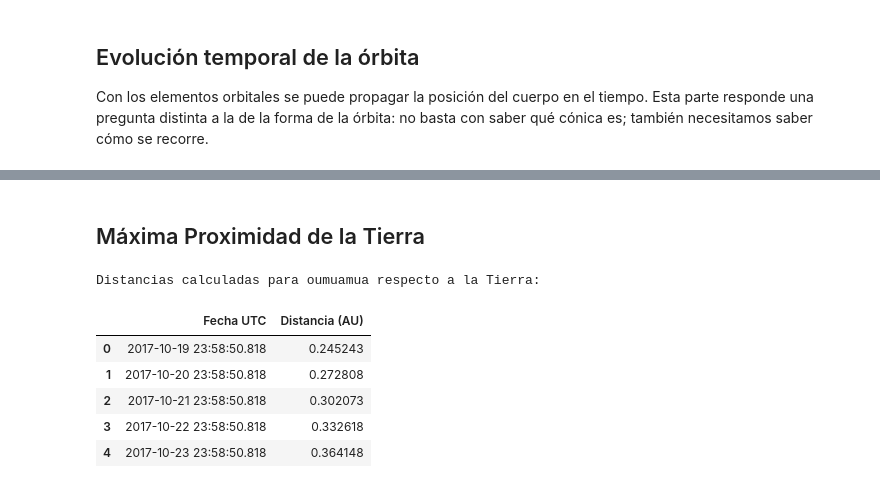
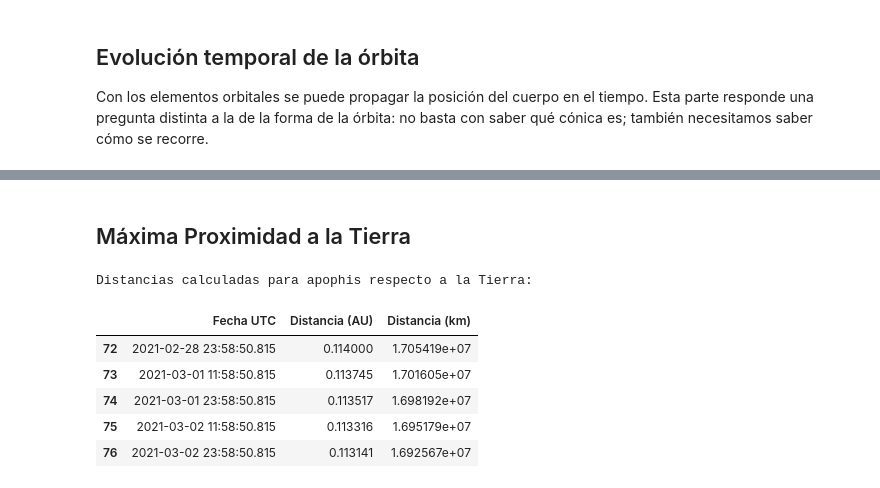
Before and after one commit to meccel-2026-2/Apophis-Asteroid-Project, a Jupyter notebook: analisis/nb01_AnalisisOrbitalconIncertidumbre.ipynb, the cells around one changed output, grey strips where cells are left out. Cells and saved outputs as stored; diff of their text form; code cells hidden in the pictures.

```diff
--- a/analisis/nb01_AnalisisOrbitalconIncertidumbre.ipynb
+++ b/analisis/nb01_AnalisisOrbitalconIncertidumbre.ipynb
@@ -42,8 +37,8 @@ observations_df.head()
 # Listar los objetos disponibles en el archivo para decidir cuál procesar
 print("Objetos en el dataset:", observations_df['object_name'].unique())
 
-# Filtrar para trabajar solo con uno (ejemplo: 'Oumuamua)
-target_object = 'oumuamua'
+# Filtrar para trabajar solo con Apophis
+target_object = 'apophis'
 df_target = observations_df[observations_df['object_key'] == target_object].copy()
 
 print(f"\nProcesando únicamente el objeto: {target_object}")
@@ -289,0 +159,27 @@ dtype: object
+# %%
+# Definir factores de conversión
+AU_M = pc.constantes.au
+S_dia = 86400.0
+
+# Obtener mu del Sol de pymcel (m^3/s^2) y convertirlo a AU^3/d^2
+mu_si = pc.constantes.mu_sun
+mu = mu_si * (S_dia**2) / (AU_M**3)
+
+# Combinar r0 y v0 en un solo vector de estado de 6 elementos
+estado = np.concatenate([r0_obj, v0_obj])
+
+# A elementos orbitales usando pymcel: (p, e, i, Ω, ω, f)
+elementos = pc.estado_a_elementos(mu, estado)
+p, e, i, Omega, omega, f = elementos
+
+# Crear un diccionario para mostrar como Series
+elementos_dict = {
+    'p (parámetro, AU)': p,
+    'e (excentricidad)': e,
+    'i (inclinación, deg)': np.degrees(i),
+    'Omega (long. nodo asc., deg)': np.degrees(Omega),
+    'omega (arg. perihelio, deg)': np.degrees(omega),
+    'f (anomalía verdadera, deg)': np.degrees(f)
+}
+
+display(pd.Series(elementos_dict))
@@ -473,23 +364,27 @@ Posición predicha para JD 2451554.5 (10.0 días en el futuro): [1.6308946  0.57
 # %% [markdown]
-## Máxima Proximidad de la Tierra
+## Máxima Proximidad a la Tierra
 # %%
 # Extraer la distancia Tierra-Objeto (rho) del dataset filtrado
 distancias_tierra = df_target[['datetime_utc', 'rho_au']].copy()
-distancias_tierra.columns = ['Fecha UTC', 'Distancia (AU)']
+# Conversión de AU a km
+AU_KM = AU_M / 1000.0
+distancias_tierra['Distancia (km)'] = distancias_tierra['rho_au'] * AU_KM
+distancias_tierra.columns = ['Fecha UTC', 'Distancia (AU)', 'Distancia (km)']
 
 print(f"Distancias calculadas para {target_object} respecto a la Tierra:")
 display(distancias_tierra.head())
 
 # Distancia mínima observada en este periodo
-min_dist = df_target['rho_au'].min()
+min_dist_au = df_target['rho_au'].min()
+min_dist_km = min_dist_au * AU_KM
 fecha_min = df_target.loc[df_target['rho_au'].idxmin(), 'datetime_utc']
 
-print(f"\nLa distancia mínima observada fue de {min_dist:.4f} AU el {fecha_min}.")
+print(f"\nLa distancia mínima observada fue de {min_dist_au:.4f} AU ({min_dist_km:,.0f} km) el {fecha_min}.")
 # %% [output]
-Distancias calculadas para oumuamua respecto a la Tierra:
+Distancias calculadas para apophis respecto a la Tierra:
-|  | Fecha UTC | Distancia (AU) |
-| 0 | 2017-10-19 23:58:50.818 | 0.245243 |
-| 1 | 2017-10-20 23:58:50.818 | 0.272808 |
-| 2 | 2017-10-21 23:58:50.818 | 0.302073 |
-| 3 | 2017-10-22 23:58:50.818 | 0.332618 |
-| 4 | 2017-10-23 23:58:50.818 | 0.364148 |
+|  | Fecha UTC | Distancia (AU) | Distancia (km) |
+| 72 | 2021-02-28 23:58:50.815 | 0.114000 | 1.705419e+07 |
+| 73 | 2021-03-01 11:58:50.815 | 0.113745 | 1.701605e+07 |
+| 74 | 2021-03-01 23:58:50.815 | 0.113517 | 1.698192e+07 |
+| 75 | 2021-03-02 11:58:50.815 | 0.113316 | 1.695179e+07 |
+| 76 | 2021-03-02 23:58:50.815 | 0.113141 | 1.692567e+07 |
```
Also changed, not shown: parts of 34 cells of this notebook.
